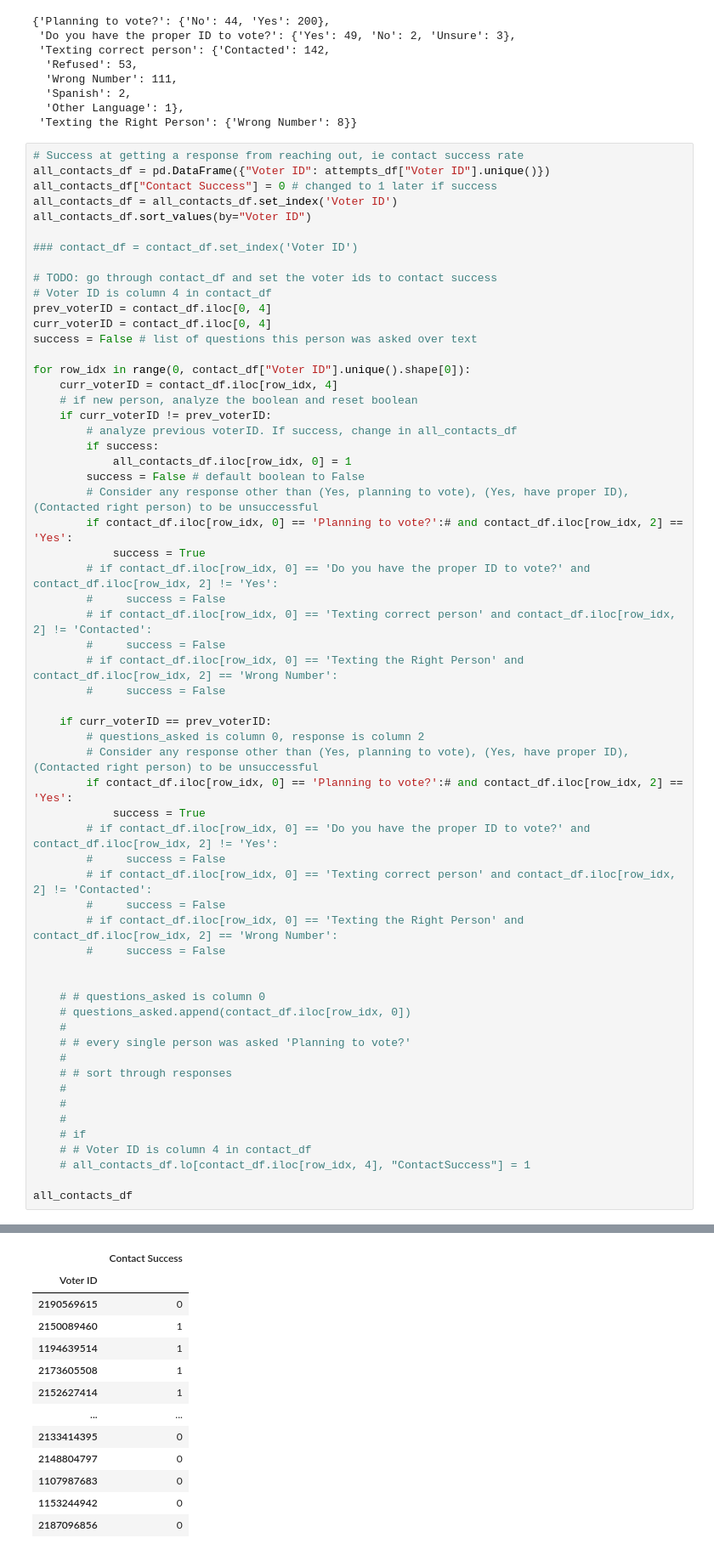
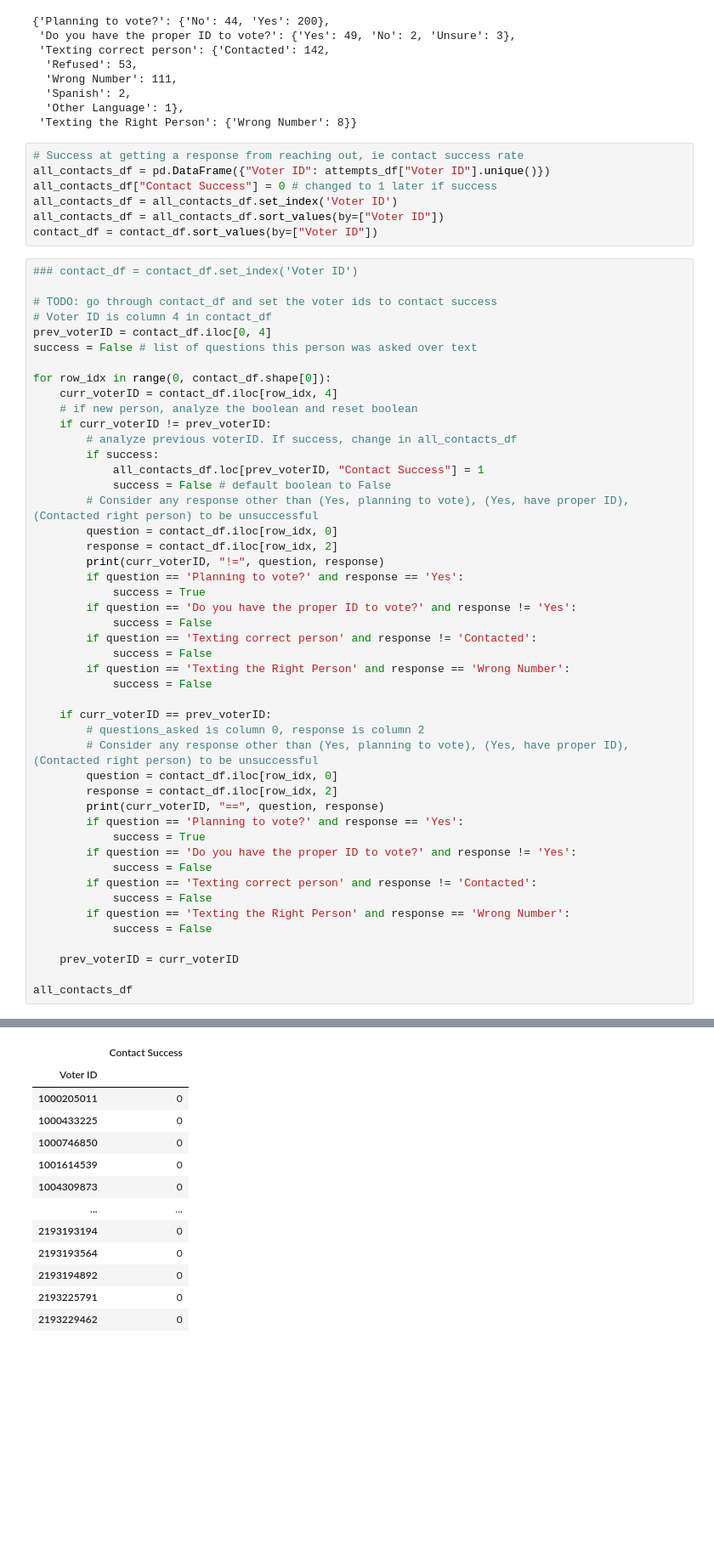
Before and after one commit to ywiamnog/Datathon-2023, a Jupyter notebook: texts_data.ipynb, the cells around one changed output, grey strips where cells are left out. Shown at 85% size. Drawn from its saved outputs; the diff is of its cells as text; blank space fills up the shorter version.

```diff
--- a/texts_data.ipynb
+++ b/texts_data.ipynb
@@ -53,64 +53,58 @@ question_response
   'Spanish': 2,
   'Other Language': 1},
  'Texting the Right Person': {'Wrong Number': 8}}
+# %%
+# Success at getting a response from reaching out, ie contact success rate
+all_contacts_df = pd.DataFrame({"Voter ID": attempts_df["Voter ID"].unique()})
+all_contacts_df["Contact Success"] = 0 # changed to 1 later if success
+all_contacts_df = all_contacts_df.set_index('Voter ID')
+all_contacts_df = all_contacts_df.sort_values(by=["Voter ID"])
+contact_df = contact_df.sort_values(by=["Voter ID"])
 # %%
-# Success at getting a response from reaching out, ie contact success rate
-all_contacts_df = pd.DataFrame({"Voter ID": attempts_df["Voter ID"].unique()})
-all_contacts_df["Contact Success"] = 0 # changed to 1 later if success
-all_contacts_df = all_contacts_df.set_index('Voter ID')
-all_contacts_df.sort_values(by="Voter ID")
-
 ### contact_df = contact_df.set_index('Voter ID')
 
 # TODO: go through contact_df and set the voter ids to contact success
 # Voter ID is column 4 in contact_df
 prev_voterID = contact_df.iloc[0, 4]
-curr_voterID = contact_df.iloc[0, 4]
 success = False # list of questions this person was asked over text
 
-for row_idx in range(0, contact_df["Voter ID"].unique().shape[0]):
+for row_idx in range(0, contact_df.shape[0]):
     curr_voterID = contact_df.iloc[row_idx, 4]
     # if new person, analyze the boolean and reset boolean
     if curr_voterID != prev_voterID:
         # analyze previous voterID. If success, change in all_contacts_df
         if success:
-            all_contacts_df.iloc[row_idx, 0] = 1
-        success = False # default boolean to False
+            all_contacts_df.loc[prev_voterID, "Contact Success"] = 1
+            success = False # default boolean to False
         # Consider any response other than (Yes, planning to vote), (Yes, have proper ID), (Contacted right person) to be unsuccessful
-        if contact_df.iloc[row_idx, 0] == 'Planning to vote?':# and contact_df.iloc[row_idx, 2] == 'Yes':
+        question = contact_df.iloc[row_idx, 0]
+        response = contact_df.iloc[row_idx, 2]
+        print(curr_voterID, "!=", question, response)
+        if question == 'Planning to vote?' and response == 'Yes':
             success = True
-        # if contact_df.iloc[row_idx, 0] == 'Do you have the proper ID to vote?' and contact_df.iloc[row_idx, 2] != 'Yes':
-        #     success = False
-        # if contact_df.iloc[row_idx, 0] == 'Texting correct person' and contact_df.iloc[row_idx, 2] != 'Contacted':
-        #     success = False
-        # if contact_df.iloc[row_idx, 0] == 'Texting the Right Person' and contact_df.iloc[row_idx, 2] == 'Wrong Number':
-        #     success = False
+        if question == 'Do you have the proper ID to vote?' and response != 'Yes':
+            success = False
+        if question == 'Texting correct person' and response != 'Contacted':
+            success = False
+        if question == 'Texting the Right Person' and response == 'Wrong Number':
+            success = False
 
     if curr_voterID == prev_voterID:
         # questions_asked is column 0, response is column 2
         # Consider any response other than (Yes, planning to vote), (Yes, have proper ID), (Contacted right person) to be unsuccessful
-        if contact_df.iloc[row_idx, 0] == 'Planning to vote?':# and contact_df.iloc[row_idx, 2] == 'Yes':
+        question = contact_df.iloc[row_idx, 0]
+        response = contact_df.iloc[row_idx, 2]
+        print(curr_voterID, "==", question, response)
+        if question == 'Planning to vote?' and response == 'Yes':
             success = True
-        # if contact_df.iloc[row_idx, 0] == 'Do you have the proper ID to vote?' and contact_df.iloc[row_idx, 2] != 'Yes':
-        #     success = False
-        # if contact_df.iloc[row_idx, 0] == 'Texting correct person' and contact_df.iloc[row_idx, 2] != 'Contacted':
-        #     success = False
-        # if contact_df.iloc[row_idx, 0] == 'Texting the Right Person' and contact_df.iloc[row_idx, 2] == 'Wrong Number':
-        #     success = False
+        if question == 'Do you have the proper ID to vote?' and response != 'Yes':
+            success = False
+        if question == 'Texting correct person' and response != 'Contacted':
+            success = False
+        if question == 'Texting the Right Person' and response == 'Wrong Number':
+            success = False
 
-
-    # # questions_asked is column 0
-    # questions_asked.append(contact_df.iloc[row_idx, 0])
-    #
-    # # every single person was asked 'Planning to vote?'
-    #
-    # # sort through responses
-    #
-    #
-    #
-    # if
-    # # Voter ID is column 4 in contact_df
-    # all_contacts_df.lo[contact_df.iloc[row_idx, 4], "ContactSuccess"] = 1
+    prev_voterID = curr_voterID
 
 all_contacts_df
 # %% [output]
@@ -117,13 +128,13 @@ all_contacts_df
 |  | Contact Success |
 | Voter ID |  |
-| 2190569615 | 0 |
-| 2150089460 | 1 |
-| 1194639514 | 1 |
-| 2173605508 | 1 |
-| 2152627414 | 1 |
+| 1000205011 | 0 |
+| 1000433225 | 0 |
+| 1000746850 | 0 |
+| 1001614539 | 0 |
+| 1004309873 | 0 |
 | ... | ... |
-| 2133414395 | 0 |
-| 2148804797 | 0 |
-| 1107987683 | 0 |
-| 1153244942 | 0 |
-| 2187096856 | 0 |
+| 2193193194 | 0 |
+| 2193193564 | 0 |
+| 2193194892 | 0 |
+| 2193225791 | 0 |
+| 2193229462 | 0 |
```
Also changed, not shown: parts of 3 cells of this notebook.
